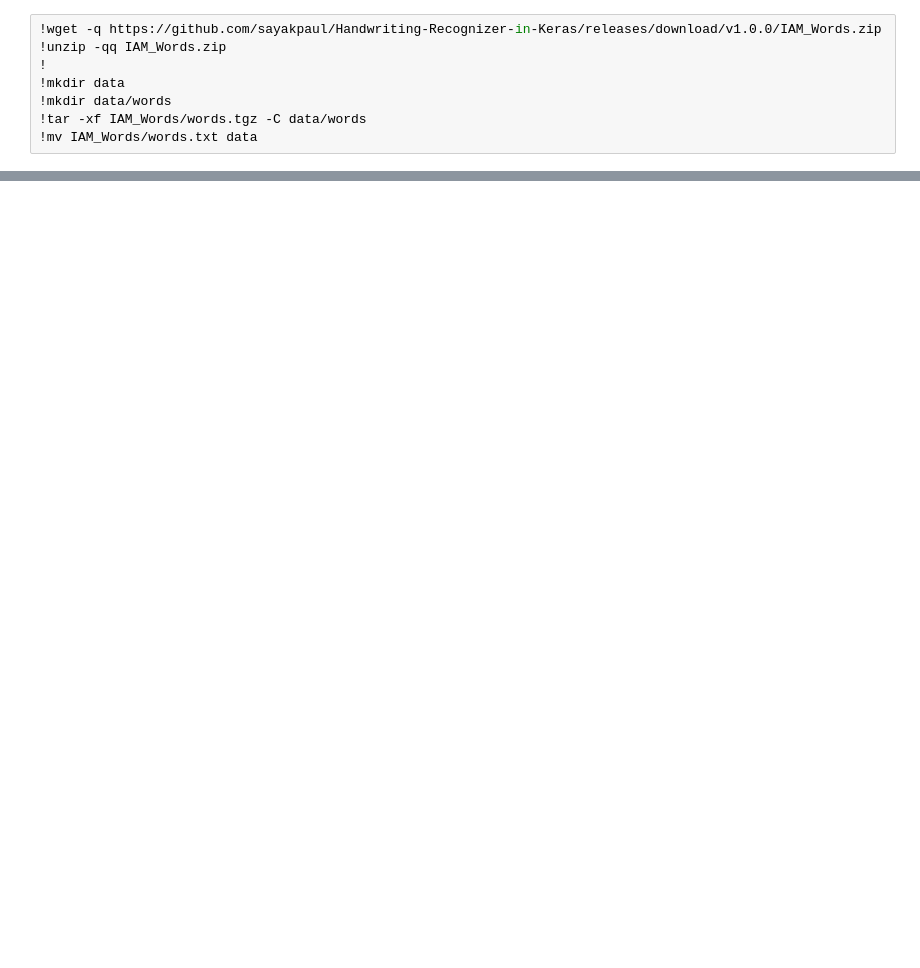
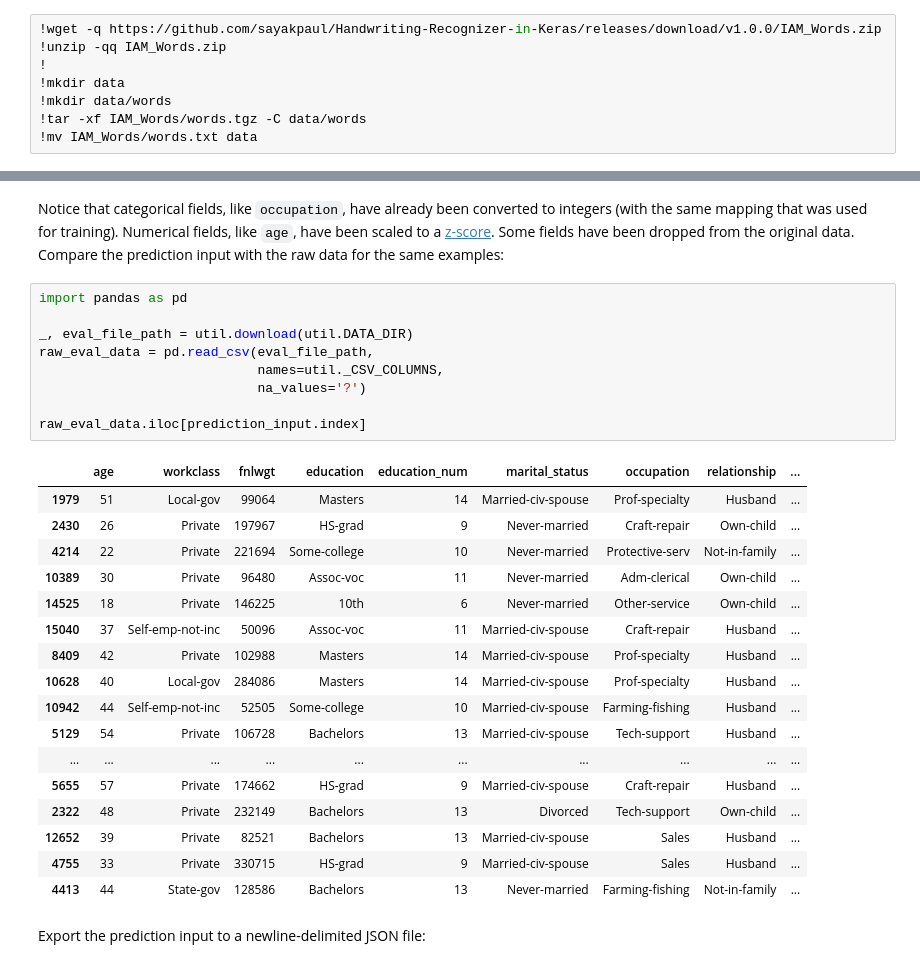
Before and after one commit to difinative/k8-performance-check, a Jupyter notebook: notebooks/tensorflow/getting-started-keras.ipynb, the cells around one changed output, grey strips where cells are left out. Cells and saved outputs as stored; diff of their text form; blank space fills up the shorter version.

```diff
--- a/notebooks/tensorflow/getting-started-keras.ipynb
+++ b/notebooks/tensorflow/getting-started-keras.ipynb
@@ -367,0 +1805,33 @@ ________________________________________________________________________________
+# %% [markdown]
+Notice that categorical fields, like `occupation`,  have already been converted to integers (with the same mapping that was used for training). Numerical fields, like `age`, have been scaled to a
+[z-score](https://developers.google.com/machine-learning/crash-course/representation/cleaning-data). Some fields have been dropped from the original
+data. Compare the prediction input with the raw data for the same examples:
+# %%
+import pandas as pd
+
+_, eval_file_path = util.download(util.DATA_DIR)
+raw_eval_data = pd.read_csv(eval_file_path,
+                            names=util._CSV_COLUMNS,
+                            na_values='?')
+
+raw_eval_data.iloc[prediction_input.index]
+# %% [output]
+|  | age | workclass | fnlwgt | education | education_num | marital_status | occupation | relationship | ... |
+| 1979 | 51 | Local-gov | 99064 | Masters | 14 | Married-civ-spouse | Prof-specialty | Husband | ... |
+| 2430 | 26 | Private | 197967 | HS-grad | 9 | Never-married | Craft-repair | Own-child | ... |
+| 4214 | 22 | Private | 221694 | Some-college | 10 | Never-married | Protective-serv | Not-in-family | ... |
+| 10389 | 30 | Private | 96480 | Assoc-voc | 11 | Never-married | Adm-clerical | Own-child | ... |
+| 14525 | 18 | Private | 146225 | 10th | 6 | Never-married | Other-service | Own-child | ... |
+| 15040 | 37 | Self-emp-not-inc | 50096 | Assoc-voc | 11 | Married-civ-spouse | Craft-repair | Husband | ... |
+| 8409 | 42 | Private | 102988 | Masters | 14 | Married-civ-spouse | Prof-specialty | Husband | ... |
+| 10628 | 40 | Local-gov | 284086 | Masters | 14 | Married-civ-spouse | Prof-specialty | Husband | ... |
+| 10942 | 44 | Self-emp-not-inc | 52505 | Some-college | 10 | Married-civ-spouse | Farming-fishing | Husband | ... |
+| 5129 | 54 | Private | 106728 | Bachelors | 13 | Married-civ-spouse | Tech-support | Husband | ... |
+| ... | ... | ... | ... | ... | ... | ... | ... | ... | ... |
+| 5655 | 57 | Private | 174662 | HS-grad | 9 | Married-civ-spouse | Craft-repair | Husband | ... |
+| 2322 | 48 | Private | 232149 | Bachelors | 13 | Divorced | Tech-support | Own-child | ... |
+| 12652 | 39 | Private | 82521 | Bachelors | 13 | Married-civ-spouse | Sales | Husband | ... |
+| 4755 | 33 | Private | 330715 | HS-grad | 9 | Married-civ-spouse | Sales | Husband | ... |
+| 4413 | 44 | State-gov | 128586 | Bachelors | 13 | Never-married | Farming-fishing | Not-in-family | ... |
+# %% [markdown]
+Export the prediction input to a newline-delimited JSON file:
```
Also changed, not shown: parts of 142 cells of this notebook.
